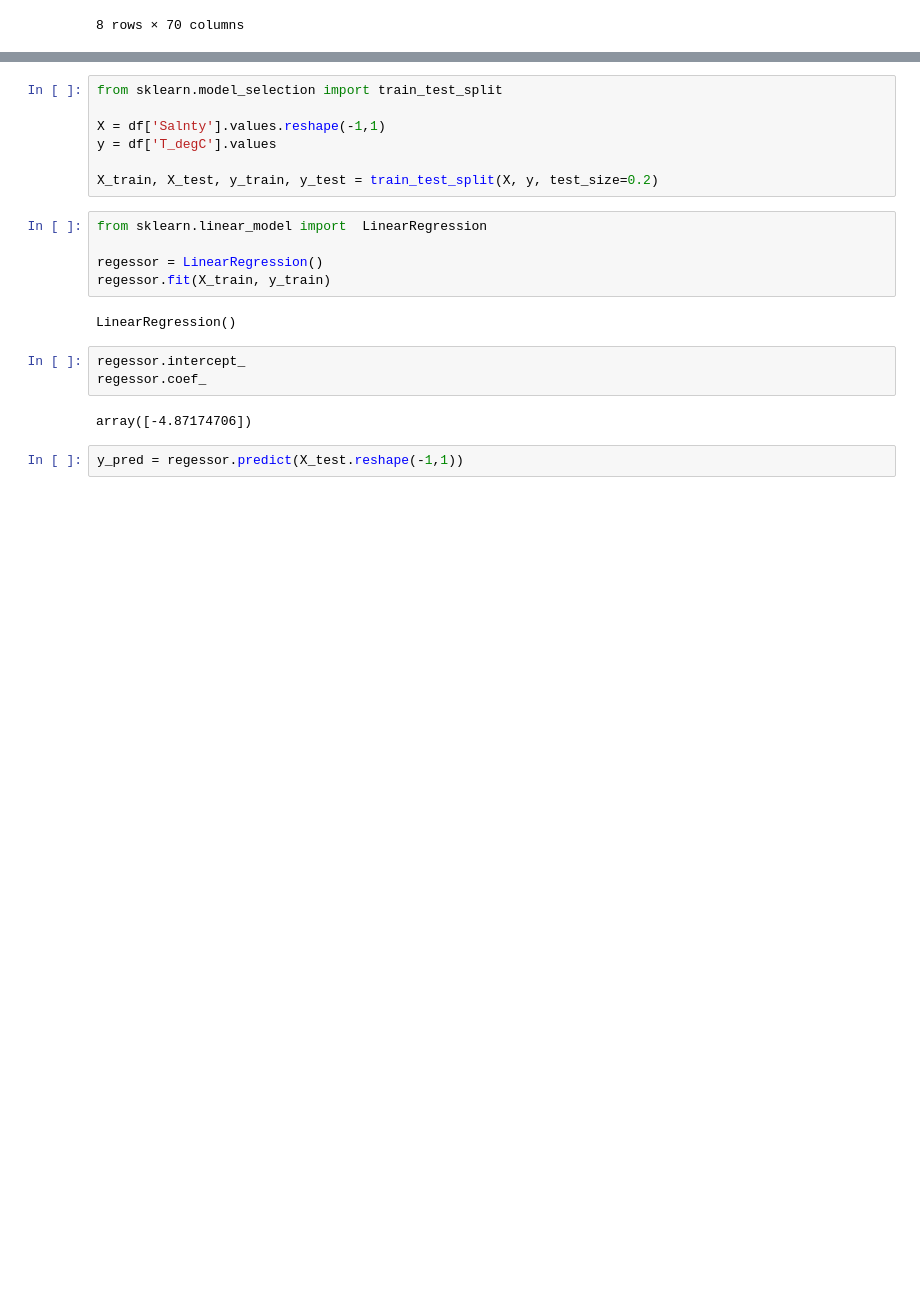
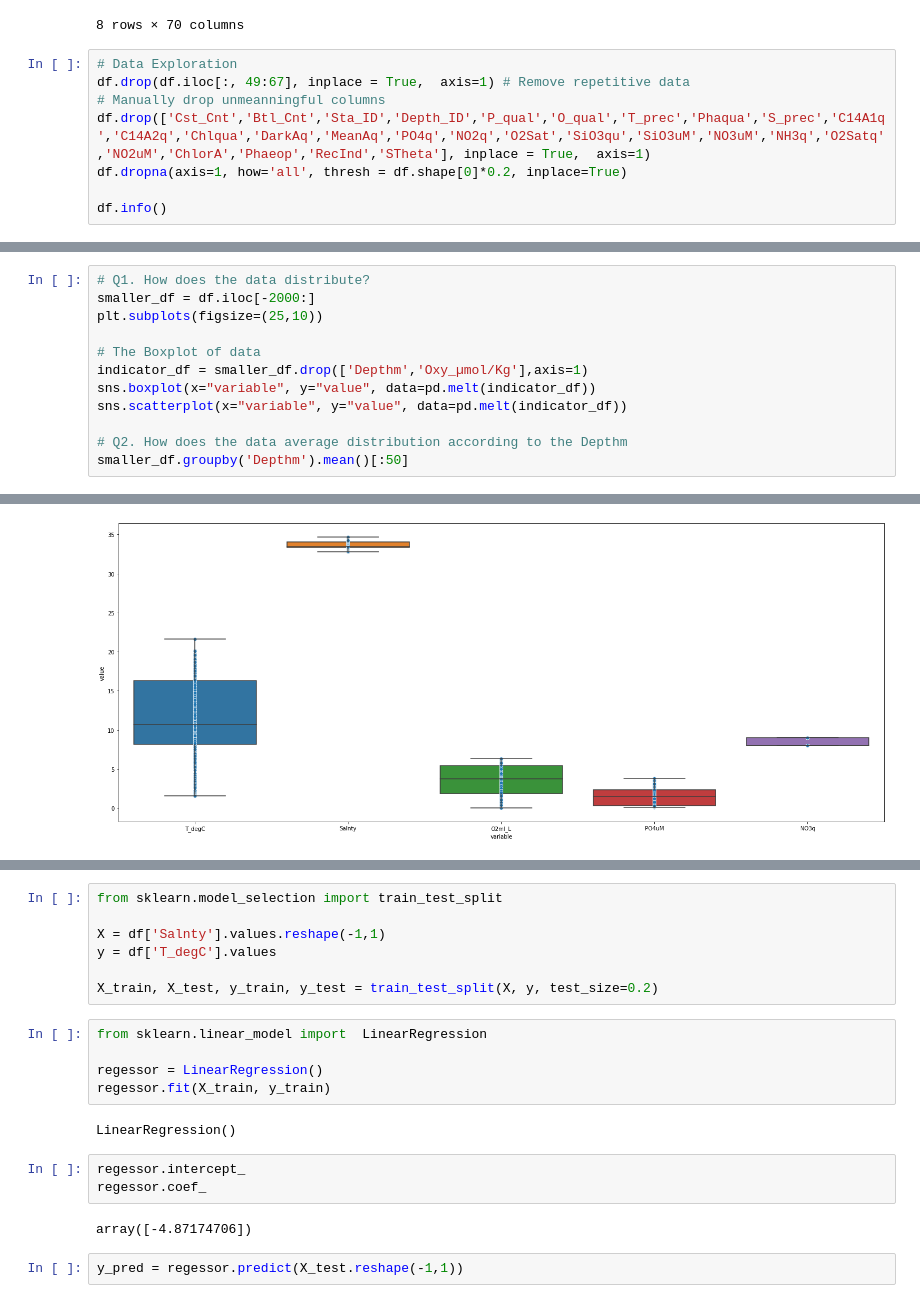
Before and after one commit to yinnyC/CalCOFI-Regression-ML, a Jupyter notebook: regression-CalCOFI.ipynb, the cells around one changed output, grey strips where cells are left out. Drawn from its saved outputs; the diff is of its cells as text; blank space fills up the shorter version.

Commit message:
More Data Exploration

```diff
--- a/regression-CalCOFI.ipynb
+++ b/regression-CalCOFI.ipynb
@@ -17,3 +17,11 @@ df.describe()
 | 75% | 26557.000000 | 648647.500000 | 300.000000 | 13.880000 | 34.196900 | 5.500000 | 26.646000 | 97.600000 | 240.379600 | 16.000000 | ... | ... |
 | max | 34404.000000 | 864863.000000 | 5351.000000 | 31.140000 | 37.034000 | 11.130000 | 250.784000 | 214.100000 | 485.701800 | 25.000000 | ... | ... |
 8 rows × 70 columns
+# %%
+# Data Exploration
+df.drop(df.iloc[:, 49:67], inplace = True,  axis=1) # Remove repetitive data
+# Manually drop unmeanningful columns
+df.drop(['Cst_Cnt','Btl_Cnt','Sta_ID','Depth_ID','P_qual','O_qual','T_prec','Phaqua','S_prec','C14A1q','C14A2q','Chlqua','DarkAq','MeanAq','PO4q','NO2q','O2Sat','SiO3qu','SiO3uM','NO3uM','NH3q','O2Satq','NO2uM','ChlorA','Phaeop','RecInd','STheta'], inplace = True,  axis=1)
+df.dropna(axis=1, how='all', thresh = df.shape[0]*0.2, inplace=True)
+
+df.info()
@@ -19,0 +43,13 @@ df.describe()
+# %%
+# Q1. How does the data distribute?
+smaller_df = df.iloc[-2000:]
+plt.subplots(figsize=(25,10))
+
+# The Boxplot of data
+indicator_df = smaller_df.drop(['Depthm','Oxy_µmol/Kg'],axis=1)
+sns.boxplot(x="variable", y="value", data=pd.melt(indicator_df))
+sns.scatterplot(x="variable", y="value", data=pd.melt(indicator_df))
+
+# Q2. How does the data average distribution according to the Depthm
+smaller_df.groupby('Depthm').mean()[:50]
+# %% [output]
@@ -19,0 +74 @@ df.describe()
+[figure, added]
```
Also changed, not shown: parts of 10 cells of this notebook.
